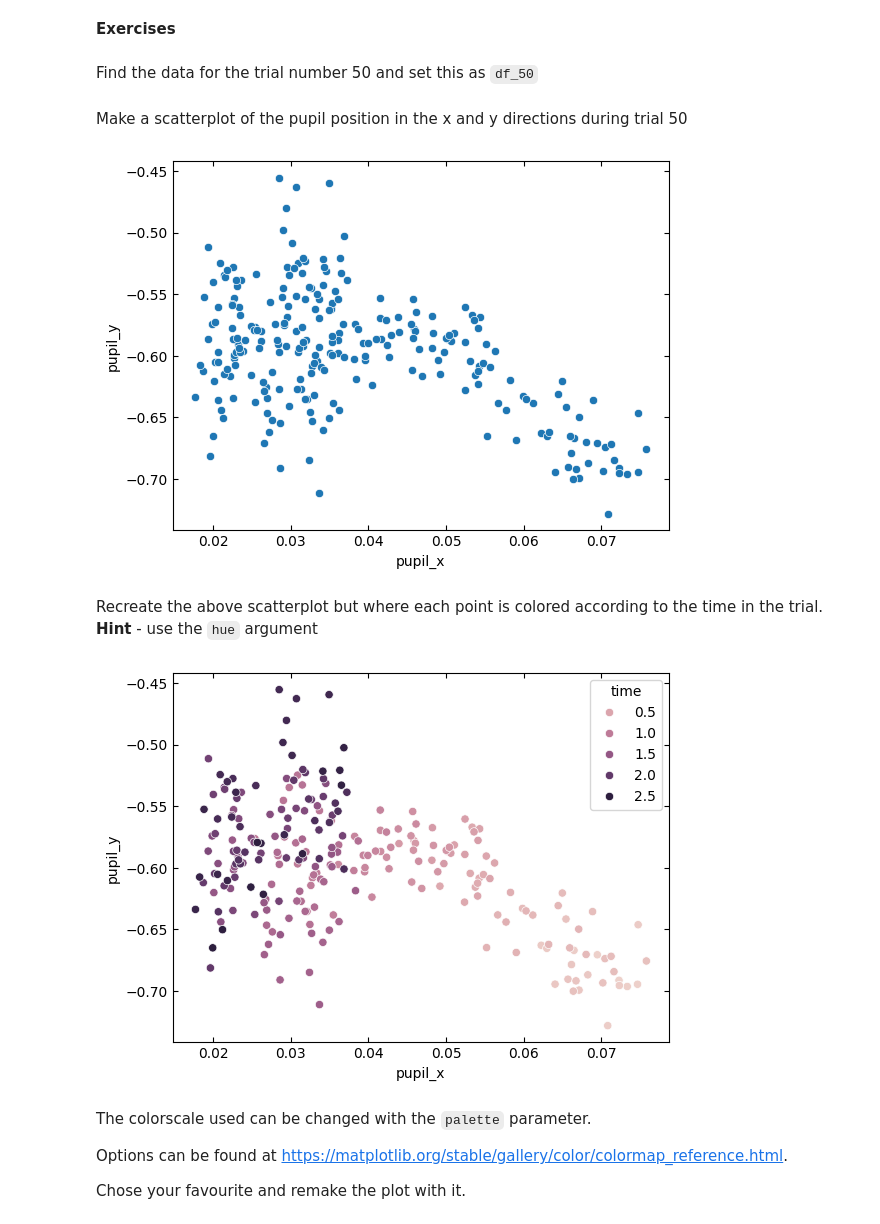
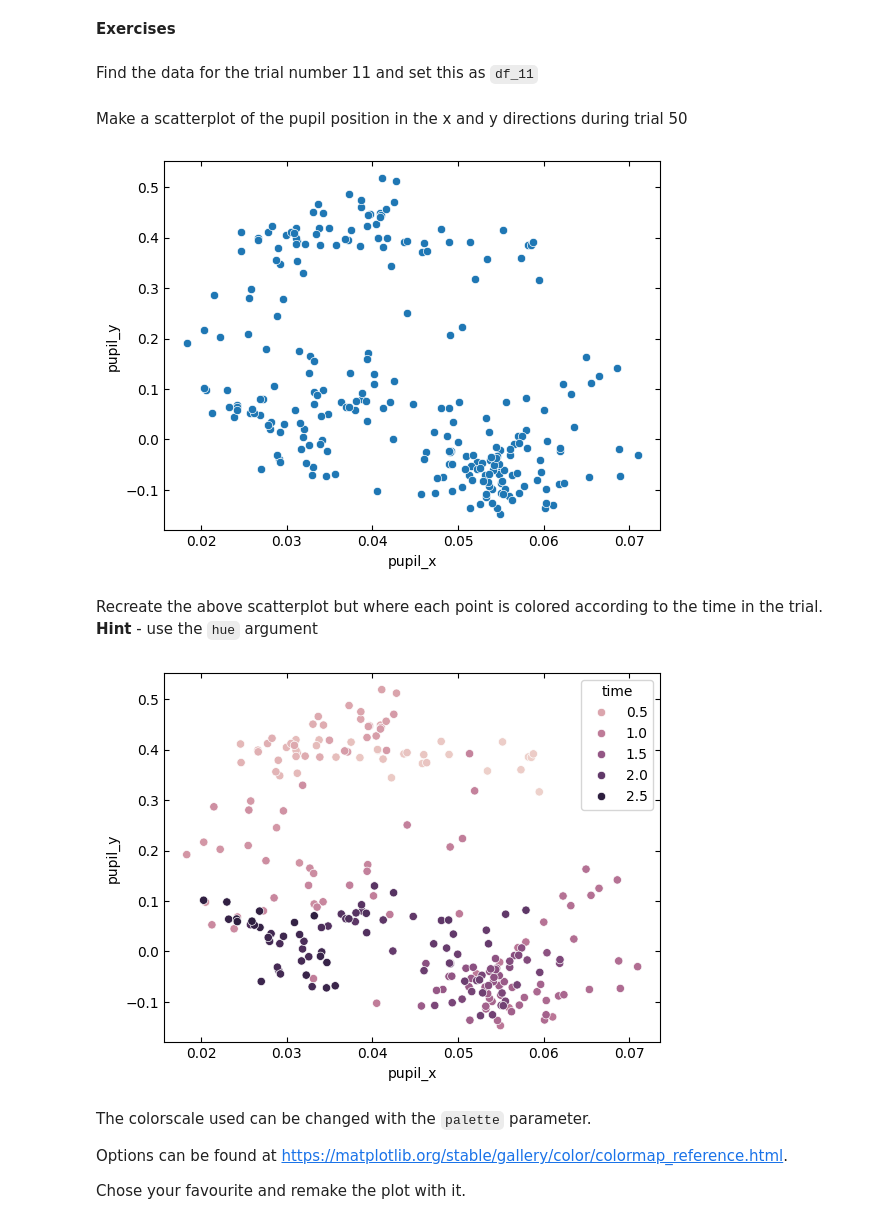
Before and after one commit to ibehave-ibots/iBOTS-Tools, a Jupyter notebook: workshops/python-workshop-1/exercises/ben/6 Pupil Position Analysis With Pandas And Pingouin.ipynb, the cells around one changed output. Cells and saved outputs as stored; diff of their text form; code cells hidden in the pictures.

```diff
--- a/workshops/python-workshop-1/exercises/ben/6 Pupil Position Analysis With Pandas And Pingouin.ipynb
+++ b/workshops/python-workshop-1/exercises/ben/6 Pupil Position Analysis With Pandas And Pingouin.ipynb
@@ -141,21 +141,21 @@ We are going to visualise the eye movement during a single trial with a scatter
 # %% [markdown]
 **Exercises**
 # %% [markdown]
-Find the data for the trial number 50 and set this as `df_50`
+Find the data for the trial number 11 and set this as `df_11`
 # %%
-df_50 = df[df['trial']==50]
+df_11 = df[df['trial']==11]
 # %% [markdown]
 Make a scatterplot of the pupil position in the x and y directions during trial 50
 # %%
-sns_plot = sns.scatterplot(data=df_50, x='pupil_x', y='pupil_y')
+sns_plot = sns.scatterplot(data=df_11, x='pupil_x', y='pupil_y')
 # %% [output]
-[figure, old version]
+[figure, new version]
 # %% [markdown]
 Recreate the above scatterplot but where each point is colored according to the time in the trial. **Hint** - use the `hue` argument
 # %%
-sns_plot = sns.scatterplot(data=df_50, x='pupil_x', y='pupil_y', hue='time')
+sns_plot = sns.scatterplot(data=df_11, x='pupil_x', y='pupil_y', hue='time')
 # %% [output]
-[figure, old version]
+[figure, new version]
 # %% [markdown]
 The colorscale used can be changed with the `palette` parameter.
 
```
Also changed, not shown: parts of 28 cells of this notebook.
